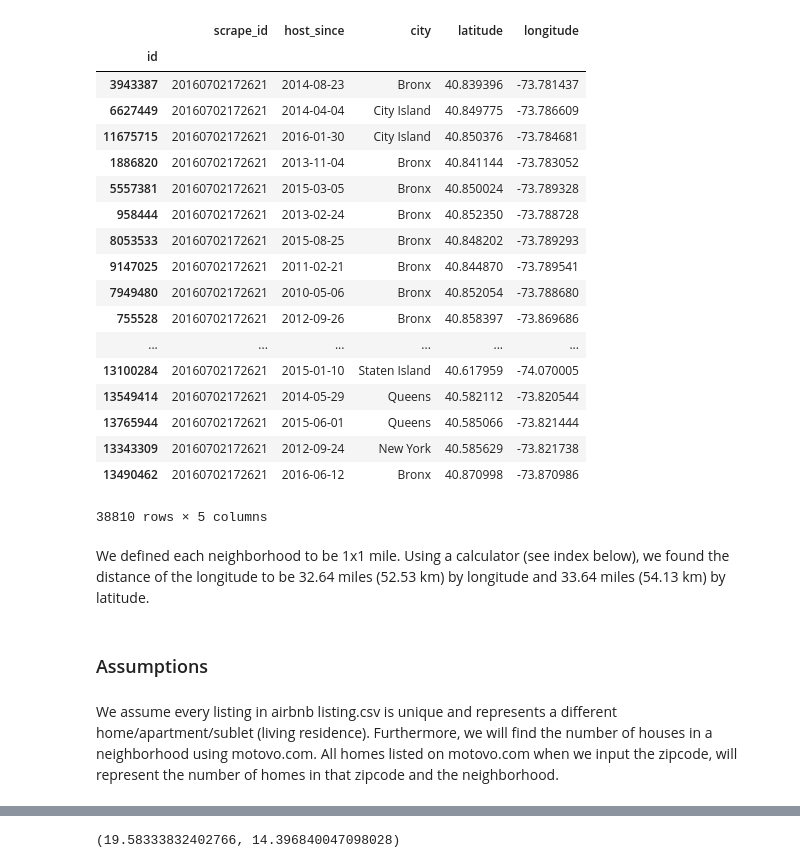
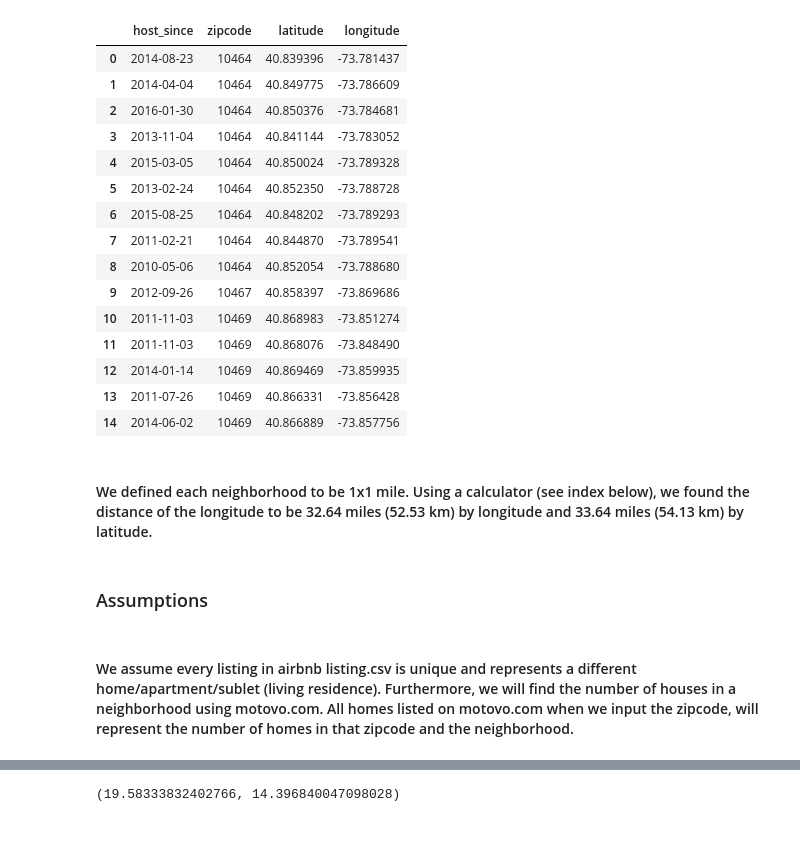
Before and after one commit to ajackso/SurvivalAnalysis, a Jupyter notebook: NYCListing.ipynb, the cells around one changed output, grey strips where cells are left out. Cells and saved outputs as stored; diff of their text form; code cells hidden in the pictures; blank space fills up the shorter version.

```diff
--- a/NYCListing.ipynb
+++ b/NYCListing.ipynb
@@ -5,22 +4,25 @@ df = pandas.read_pickle("NYC_listing_pickle")
+# %%
+df = pd.read_csv("listings_detailed.csv")
+# %%
+select_columns = [22,43,48,49]
 # %%
-df
+df = df[select_columns]
-# %% [output]
-|  | scrape_id | host_since | city | latitude | longitude |
-| id |  |  |  |  |  |
-| 3943387 | 20160702172621 | 2014-08-23 | Bronx | 40.839396 | -73.781437 |
-| 6627449 | 20160702172621 | 2014-04-04 | City Island | 40.849775 | -73.786609 |
-| 11675715 | 20160702172621 | 2016-01-30 | City Island | 40.850376 | -73.784681 |
-| 1886820 | 20160702172621 | 2013-11-04 | Bronx | 40.841144 | -73.783052 |
-| 5557381 | 20160702172621 | 2015-03-05 | Bronx | 40.850024 | -73.789328 |
-| 958444 | 20160702172621 | 2013-02-24 | Bronx | 40.852350 | -73.788728 |
-| 8053533 | 20160702172621 | 2015-08-25 | Bronx | 40.848202 | -73.789293 |
-| 9147025 | 20160702172621 | 2011-02-21 | Bronx | 40.844870 | -73.789541 |
-| 7949480 | 20160702172621 | 2010-05-06 | Bronx | 40.852054 | -73.788680 |
-| 755528 | 20160702172621 | 2012-09-26 | Bronx | 40.858397 | -73.869686 |
-| ... | ... | ... | ... | ... | ... |
-| 13100284 | 20160702172621 | 2015-01-10 | Staten Island | 40.617959 | -74.070005 |
-| 13549414 | 20160702172621 | 2014-05-29 | Queens | 40.582112 | -73.820544 |
-| 13765944 | 20160702172621 | 2015-06-01 | Queens | 40.585066 | -73.821444 |
-| 13343309 | 20160702172621 | 2012-09-24 | New York | 40.585629 | -73.821738 |
-| 13490462 | 20160702172621 | 2016-06-12 | Bronx | 40.870998 | -73.870986 |
-38810 rows × 5 columns
+# %%
+df.head(15)
+# %% [output]
+|  | host_since | zipcode | latitude | longitude |
+| 0 | 2014-08-23 | 10464 | 40.839396 | -73.781437 |
+| 1 | 2014-04-04 | 10464 | 40.849775 | -73.786609 |
+| 2 | 2016-01-30 | 10464 | 40.850376 | -73.784681 |
+| 3 | 2013-11-04 | 10464 | 40.841144 | -73.783052 |
+| 4 | 2015-03-05 | 10464 | 40.850024 | -73.789328 |
+| 5 | 2013-02-24 | 10464 | 40.852350 | -73.788728 |
+| 6 | 2015-08-25 | 10464 | 40.848202 | -73.789293 |
+| 7 | 2011-02-21 | 10464 | 40.844870 | -73.789541 |
+| 8 | 2010-05-06 | 10464 | 40.852054 | -73.788680 |
+| 9 | 2012-09-26 | 10467 | 40.858397 | -73.869686 |
+| 10 | 2011-11-03 | 10469 | 40.868983 | -73.851274 |
+| 11 | 2011-11-03 | 10469 | 40.868076 | -73.848490 |
+| 12 | 2014-01-14 | 10469 | 40.869469 | -73.859935 |
+| 13 | 2011-07-26 | 10469 | 40.866331 | -73.856428 |
+| 14 | 2014-06-02 | 10469 | 40.866889 | -73.857756 |
@@ -27,8 +40,8 @@ df
 # %% [markdown]
-We defined each neighborhood to be 1x1 mile. Using a calculator (see index below), we found the distance of the longitude to be 32.64 miles (52.53 km) by longitude and 33.64 miles (54.13 km) by latitude.
+#### We defined each neighborhood to be 1x1 mile. Using a calculator (see index below), we found the distance of the longitude to be 32.64 miles (52.53 km) by longitude and 33.64 miles (54.13 km) by latitude.
 # %% [markdown]
 ### Assumptions
 # %% [markdown]
-We assume every listing in airbnb listing.csv is unique and represents a different home/apartment/sublet (living residence). Furthermore, we will find the number of houses in a neighborhood using motovo.com. All homes listed on motovo.com when we input the zipcode, will represent the number of homes in that zipcode and the neighborhood.
+#### We assume every listing in airbnb listing.csv is unique and represents a different home/apartment/sublet (living residence). Furthermore, we will find the number of houses in a neighborhood using motovo.com. All homes listed on motovo.com when we input the zipcode, will represent the number of homes in that zipcode and the neighborhood.
 # %%
 import geopy
```
Also changed, not shown: parts of 17 cells of this notebook, 2 other files.
